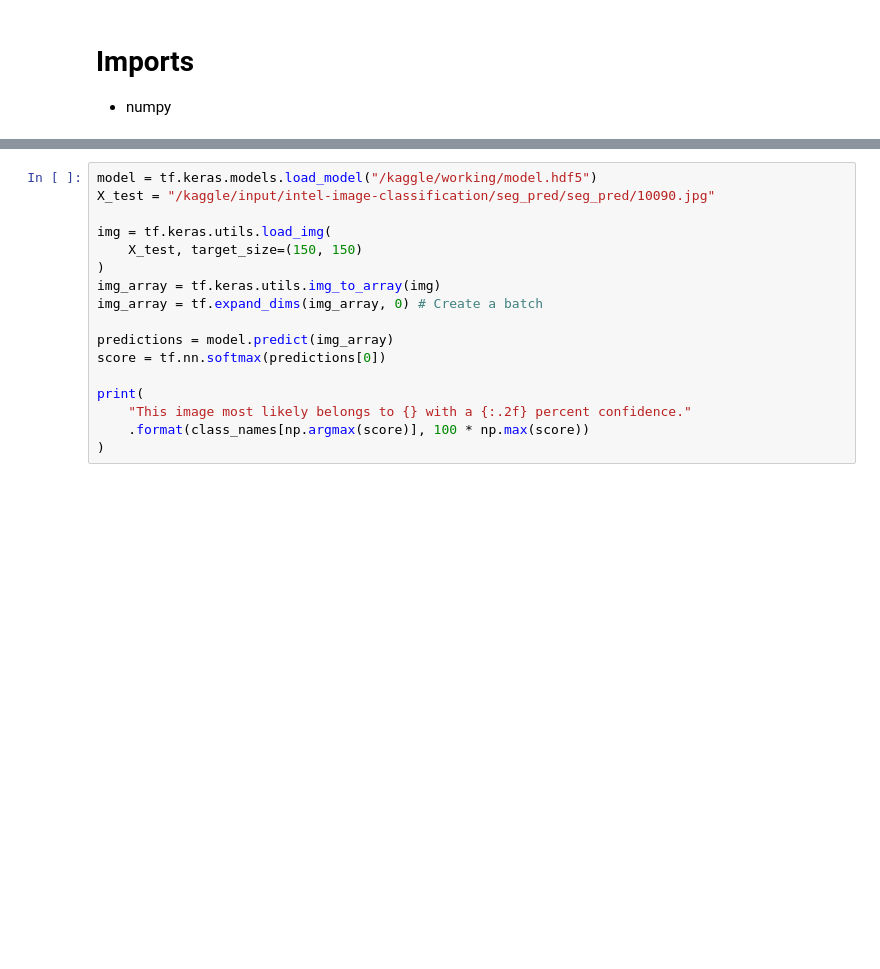
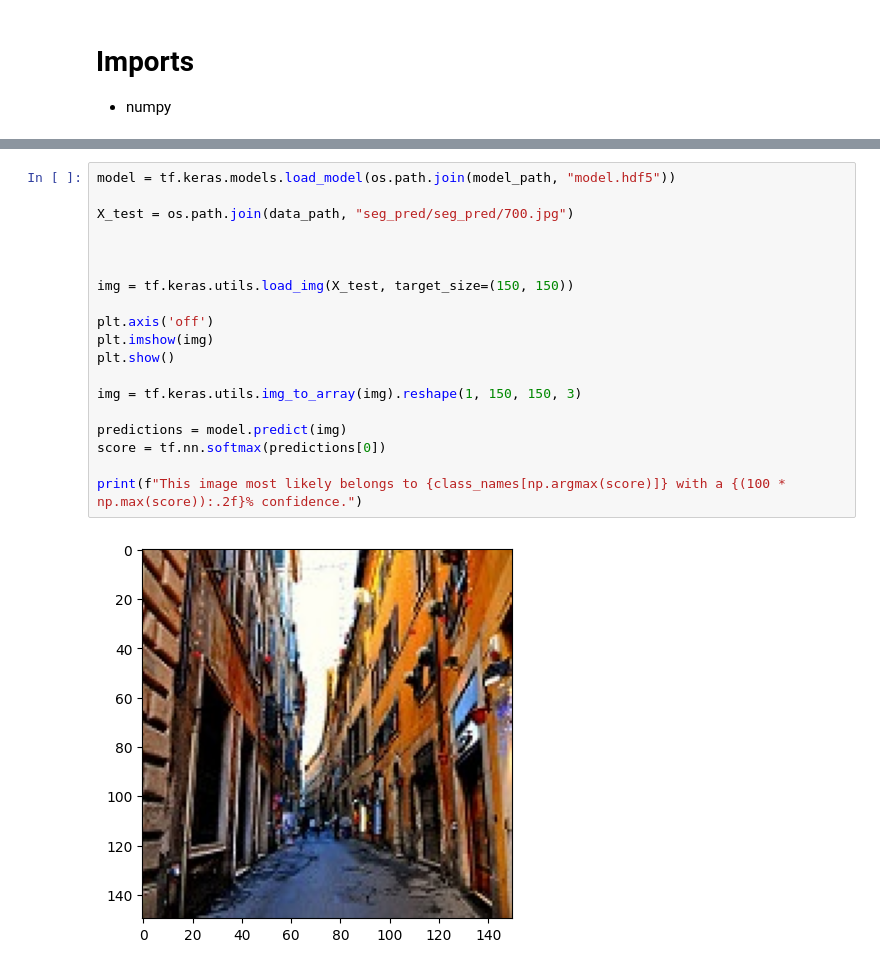
Before and after one commit to Cyanosite/Intel-Image-Classification, a Jupyter notebook: solution.ipynb, the cells around one changed output, grey strips where cells are left out. Drawn from its saved outputs; the diff is of its cells as text; blank space fills up the shorter version.

```diff
--- a/solution.ipynb
+++ b/solution.ipynb
@@ -133,17 +248,21 @@ plt.show()
 # %%
-model = tf.keras.models.load_model("/kaggle/working/model.hdf5")
-X_test = "/kaggle/input/intel-image-classification/seg_pred/seg_pred/10090.jpg"
+model = tf.keras.models.load_model(os.path.join(model_path, "model.hdf5"))
 
-img = tf.keras.utils.load_img(
-    X_test, target_size=(150, 150)
-)
-img_array = tf.keras.utils.img_to_array(img)
-img_array = tf.expand_dims(img_array, 0) # Create a batch
+X_test = os.path.join(data_path, "seg_pred/seg_pred/700.jpg")
 
-predictions = model.predict(img_array)
+
+
+img = tf.keras.utils.load_img(X_test, target_size=(150, 150))
+
+plt.axis('off')
+plt.imshow(img)
+plt.show()
+
+img = tf.keras.utils.img_to_array(img).reshape(1, 150, 150, 3)
+
+predictions = model.predict(img)
 score = tf.nn.softmax(predictions[0])
 
-print(
-    "This image most likely belongs to {} with a {:.2f} percent confidence."
-    .format(class_names[np.argmax(score)], 100 * np.max(score))
-)
+print(f"This image most likely belongs to {class_names[np.argmax(score)]} with a {(100 * np.max(score)):.2f}% confidence.")
+# %% [output]
+[figure, added]
```
Also changed, not shown: parts of 15 cells of this notebook.
